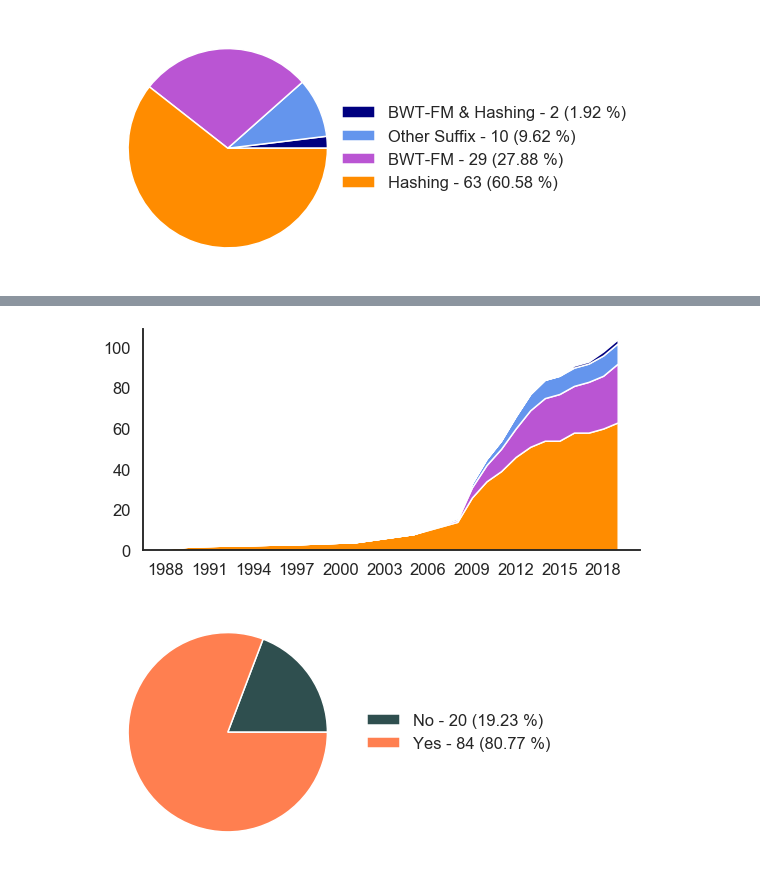
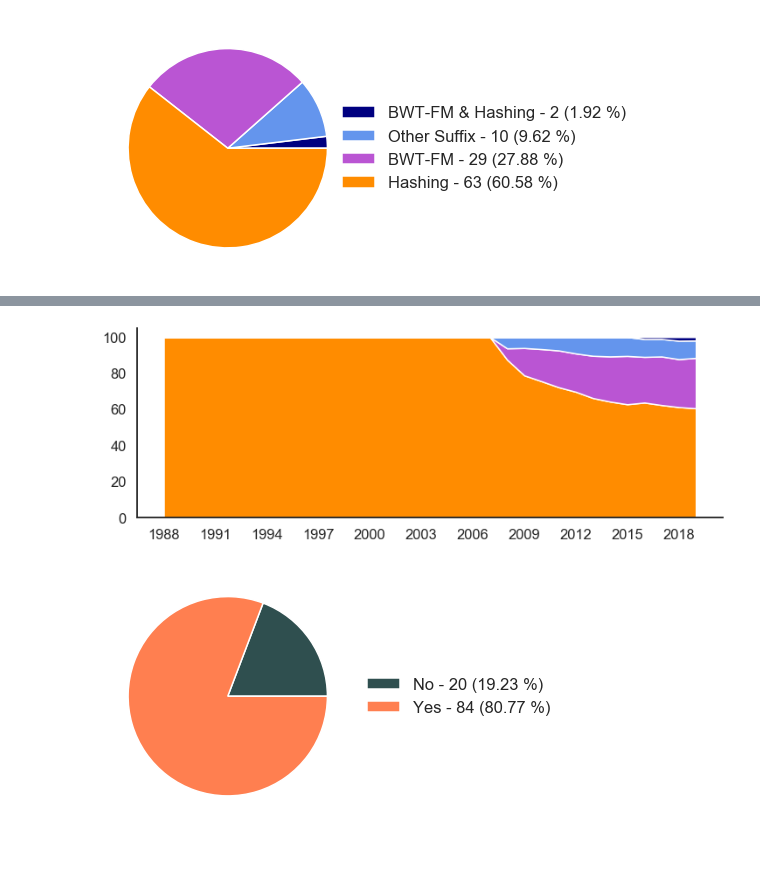
Before and after one commit to Mangul-Lab-USC/review-technology-dictates-algorithms, a Jupyter notebook: notebooks/Figure2.ipynb, the cells around one changed output, grey strips where cells are left out. Saved outputs shown, nothing was run; the diff lists cells and outputs as text; code cells hidden in the pictures.

Commit message:
Updated figures to reflect new choices

```diff
--- a/notebooks/Figure2.ipynb
+++ b/notebooks/Figure2.ipynb
@@ -207,3 +207,12 @@ plt.savefig('../figures/Figure2_a_0.png')
 plt.savefig('../figures/Figure2_a_0.pdf')
 # %% [output]
 [figure]
+# %%
+idx = range(min(x), max(x)+1)
+by_year = data_year.groupby(['year_of_pub','index']).count()
+by_year = by_year.xs('aligner', axis=1)
+by_year = by_year.unstack(level = -1, fill_value=0)
+by_year = by_year.cumsum()
+by_year = by_year.reindex(idx, method='ffill')
+x = by_year.index
+by_year
@@ -210,28 +282,18 @@ plt.savefig('../figures/Figure2_a_0.pdf')
 # %%
-plt.figure(figsize=(8,4))
-by_year = data_year.groupby(['year_of_pub','index']).count()
-by_year = by_year.xs('aligner', axis=1)
-by_year = by_year.unstack(level = -1, fill_value=0)
-by_year = by_year.cumsum()
-x = by_year.index
-by_year
+plt.figure(figsize=(12,4))
 
 sns.set_style('white')
 sns.set_context('talk')
 
-plt.stackplot(x, by_year.loc[:,'Hashing'], by_year.loc[:,'BWT-FM'], by_year.loc[:,'Other Suffix'],
-              by_year.loc[:,'BWT-FM & Hashing'],
+plt.stackplot(x, Hash, BWT, Other, Both,
               labels=['Hashing','BWT-FM','Other Suffix', 'BWT-FM & Hashing'], colors=index_clrs)
-#plt.legend(loc='center left', bbox_to_anchor=(1, .5))
-plt.xticks(range(min(x), max(x)+1, 3))
-#plt.show()
+#plt.legend(('Hashing','BWT-FM','Other Suffix', 'BWT-FM & Hashing'), loc='center left', bbox_to_anchor=(1, .5))
 sns.despine()
 
-plt.tight_layout()
-plt.savefig('../figures/Figure2_a_1.png')
-plt.savefig('../figures/Figure2_a_1.pdf')
+plt.xticks(range(min(x), max(x)+1, 3))
+plt.show()
 # %% [output]
-[figure, old version]
+[figure, new version]
 # %%
 plt.figure(figsize=(12,4))
 
```
Also changed, not shown: parts of 17 cells of this notebook, 30 other files.
